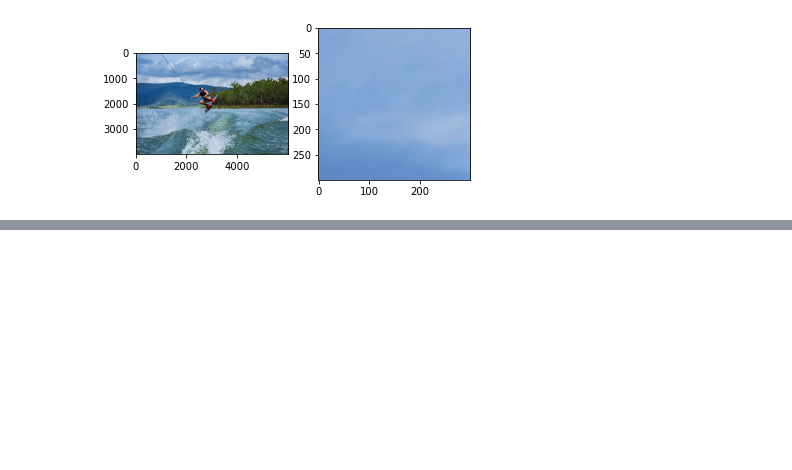
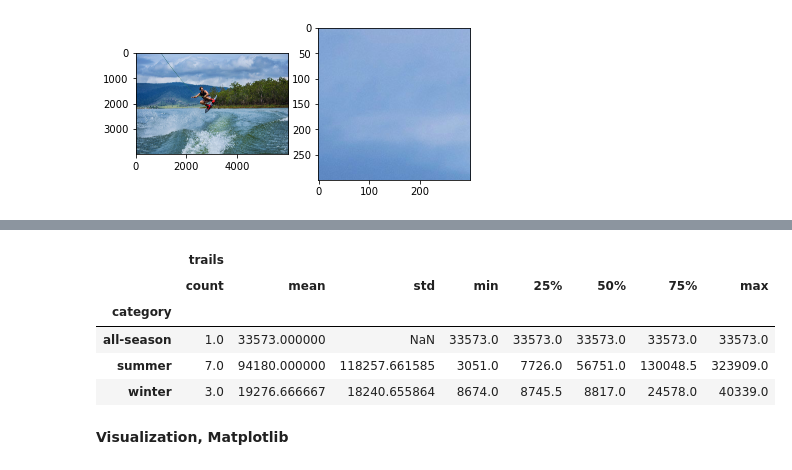
Before and after one commit to alwinruby/AI_Sports, a Jupyter notebook: Basic_Check.ipynb, the cells around one changed output, grey strips where cells are left out. Saved outputs shown, nothing was run; the diff lists cells and outputs as text; code cells hidden in the pictures; blank space fills up the shorter version.

```diff
--- a/Basic_Check.ipynb
+++ b/Basic_Check.ipynb
@@ -62,0 +100,11 @@ plt.show()
+# %%
+df.groupby('category').describe()
+# %% [output]
+|  | trails |  |  |  |  |  |  |  |
+|  | count | mean | std | min | 25% | 50% | 75% | max |
+| category |  |  |  |  |  |  |  |  |
+| all-season | 1.0 | 33573.000000 | NaN | 33573.0 | 33573.0 | 33573.0 | 33573.0 | 33573.0 |
+| summer | 7.0 | 94180.000000 | 118257.661585 | 3051.0 | 7726.0 | 56751.0 | 130048.5 | 323909.0 |
+| winter | 3.0 | 19276.666667 | 18240.655864 | 8674.0 | 8745.5 | 8817.0 | 24578.0 | 40339.0 |
+# %% [markdown]
+**Visualization, Matplotlib**
```
Also changed, not shown: parts of 12 cells of this notebook, 4 other files.
